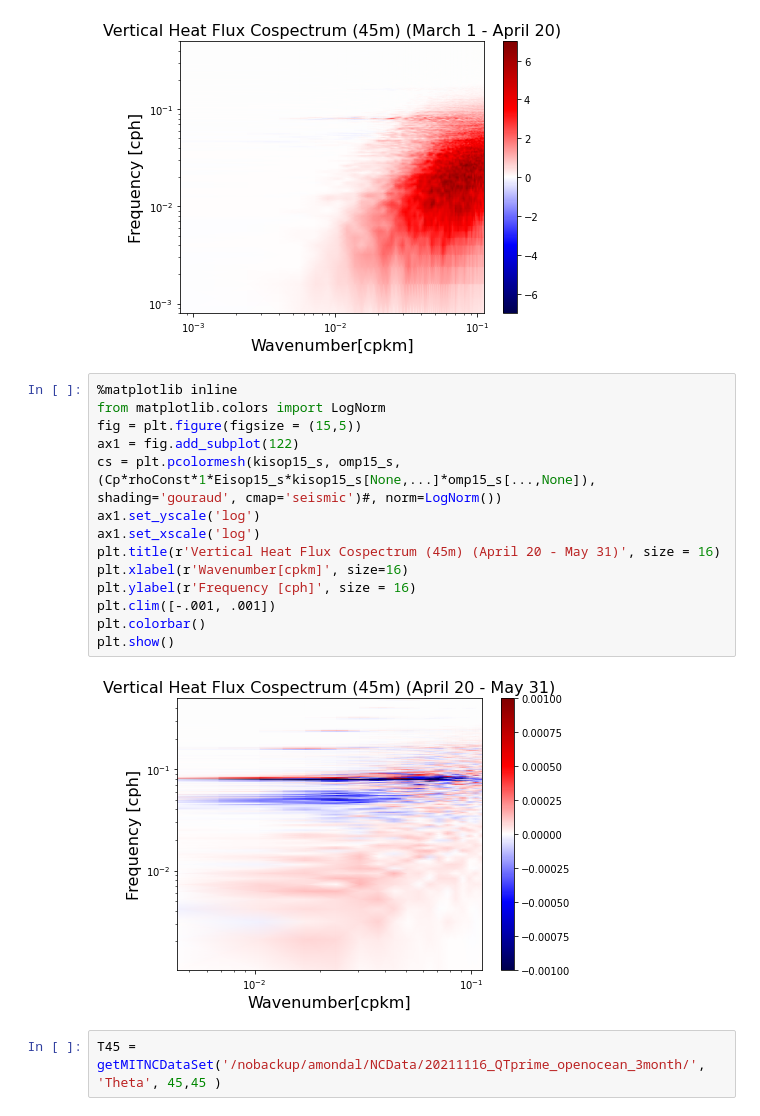
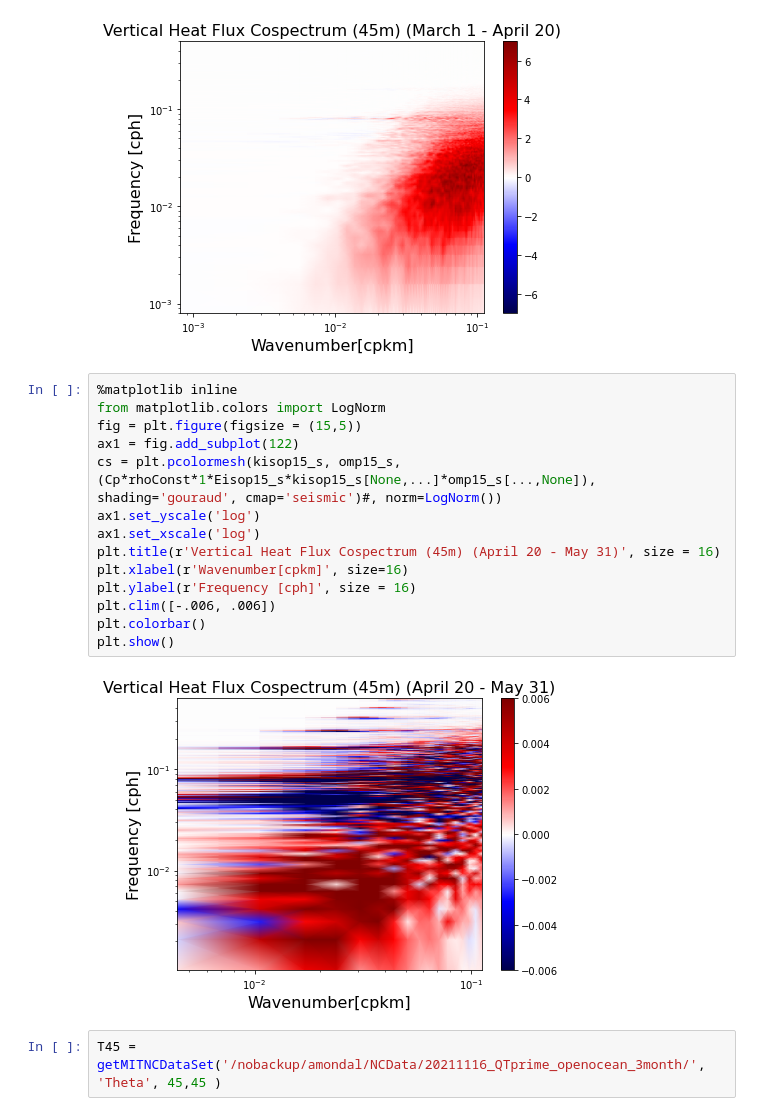
Before and after one commit to avik2007/CoupledOceAtmo, a Jupyter notebook: mit_geos_analysis/notebook19_KE_Q_spectra_big.ipynb, the cells around one changed output. Cells and saved outputs as stored; diff of their text form.

```diff
--- a/mit_geos_analysis/notebook19_KE_Q_spectra_big.ipynb
+++ b/mit_geos_analysis/notebook19_KE_Q_spectra_big.ipynb
@@ -442,19 +440,19 @@ plt.show()
 # %%
 %matplotlib inline
 from matplotlib.colors import LogNorm
 fig = plt.figure(figsize = (15,5))
 ax1 = fig.add_subplot(122)
 cs = plt.pcolormesh(kisop15_s, omp15_s, (Cp*rhoConst*1*Eisop15_s*kisop15_s[None,...]*omp15_s[...,None]), shading='gouraud', cmap='seismic')#, norm=LogNorm())
 ax1.set_yscale('log')
 ax1.set_xscale('log')
 plt.title(r'Vertical Heat Flux Cospectrum (45m) (April 20 - May 31)', size = 16)
 plt.xlabel(r'Wavenumber[cpkm]', size=16)
 plt.ylabel(r'Frequency [cph]', size = 16)
-plt.clim([-.001, .001])
+plt.clim([-.006, .006])
 plt.colorbar()
 plt.show()
 # %% [output]
-[figure, old version]
+[figure, new version]
 # %%
 T45 = getMITNCDataSet('/nobackup/amondal/NCData/20211116_QTprime_openocean_3month/', 'Theta', 45,45 )
 # %% [output]
```
Also changed, not shown: parts of 207 cells of this notebook, 18 other files.
